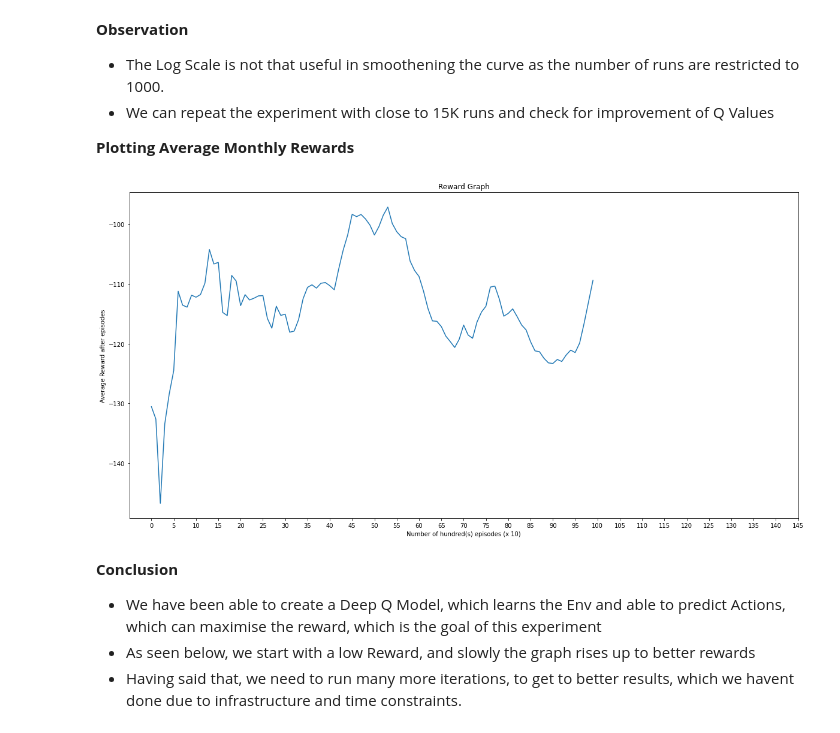
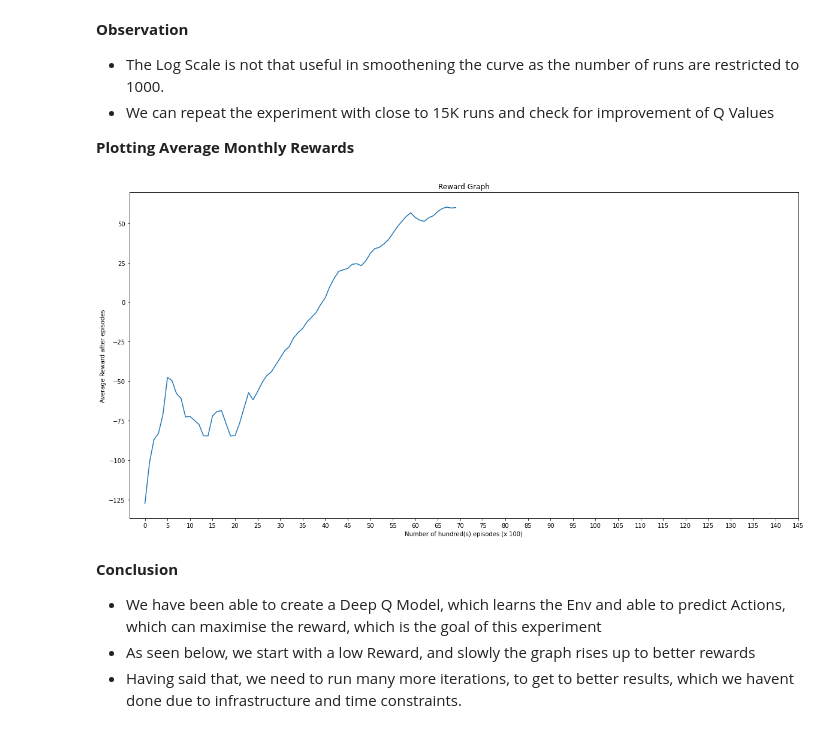
Before and after one commit to rramchan12/DeepRL-Scheduler-For-Taxi-Scheduling-Problem, a Jupyter notebook: DQN_Agent_Arch1_TFv1.ipynb, the cells around one changed output. Saved outputs shown, nothing was run; the diff lists cells and outputs as text; code cells hidden in the pictures.

```diff
--- a/DQN_Agent_Arch1_TFv1.ipynb
+++ b/DQN_Agent_Arch1_TFv1.ipynb
@@ -176,8 +203,8 @@ Check epsilon decay over episodes
 max_epsilon = 1.0
 min_epsilon = 0.001
 #decay_rate = -0.1
-decay_rate = -0.01
-time_tic = np.arange(0,1000)
+decay_rate = -0.001
+time_tic = np.arange(0,7000)
 epsilon = []
 
 #Number of episodes for training
@@ -265,8 +292,9 @@ class DQNAgent:
         self.epsilon_max = 1
         #self.epsilon_decay = -0.0005 #for 15k
         #self.epsilon_decay = -0.00015 #for 20k
-        self.epsilon_decay = -0.01 # for 1k
+        #self.epsilon_decay = -0.01 # for 1k
         #self.epsilon_decay = -0.1 # for 100
+        self.epsilon_decay = -0.001 # for 7k
         self.epsilon_min = 0.001
 
         self.batch_size = 32
@@ -391,7 +419,8 @@ class DQNAgent:
         self.states_test.append(q_value[0][2])
 
     def save(self, name):
-        save_obj(self.model, name)
+        #save_obj(self.model, name)
+        save_obj(self.model.get_weights(),  name)
 # %% [markdown]
 ## Initialization
 # %%
@@ -414,7 +443,7 @@ defaultdict(None,
 #Initialize the DQN Block
 
 episode_time = 24*30 #30 days before which car has to be recharged
-total_episodes = 1000
+total_episodes = 7000
 m = 5
 t = 24
 d = 7
@@ -616,22 +645,22 @@ for state, action in tracked_states_plotting:
 !cp model_weights.pkl '/content/gdrive/MyDrive/Colab Notebooks/Deep RL Assignment/model_weights.pkl'
 # %%
 avg_monthly_rewards = [
-    np.mean(rewards_per_episode[0:x + 9])
-    for x in range(0, total_episodes, 10)
+    np.mean(rewards_per_episode[0:x + 99])
+    for x in range(0, total_episodes, 100)
 ]
 
 plt.figure(figsize=(20, 10))
 
 plt.plot(range(0, len(avg_monthly_rewards)), avg_monthly_rewards)
 
-plt.xlabel("Number of hundred(s) episodes (x 10)")
+plt.xlabel("Number of hundred(s) episodes (x 100)")
 plt.ylabel("Average Reward after episodes")
 plt.title("Reward Graph")
 plt.xticks(range(0, 150, 5))
 
 plt.show()
 # %% [output]
-[figure, old version]
+[figure, new version]
 # %% [markdown]
 **Conclusion**
 - We have been able to create a Deep Q Model, which learns the Env and able to predict Actions, which can maximise the reward, which is the goal of this experiment
```
Also changed, not shown: parts of 25 cells of this notebook.
